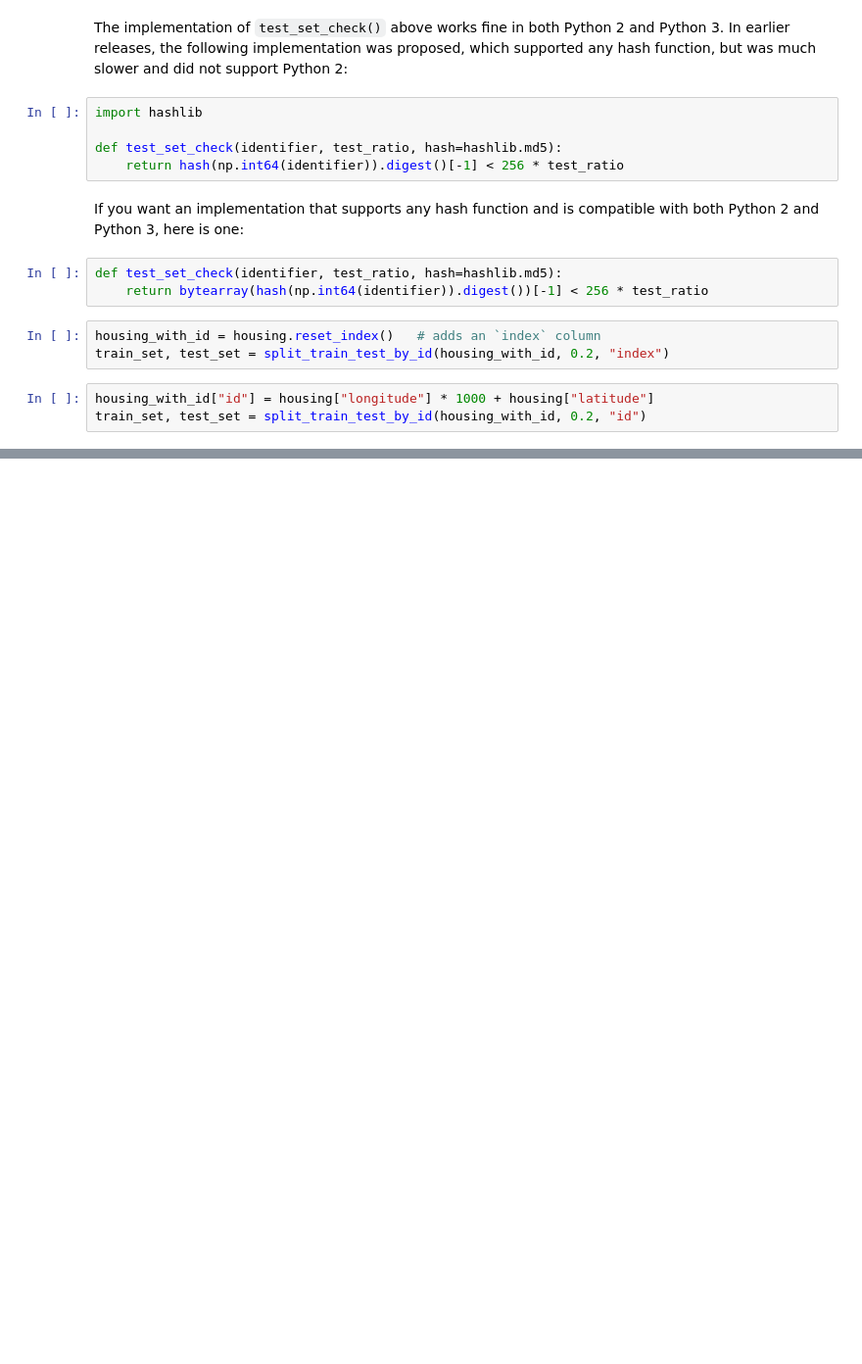
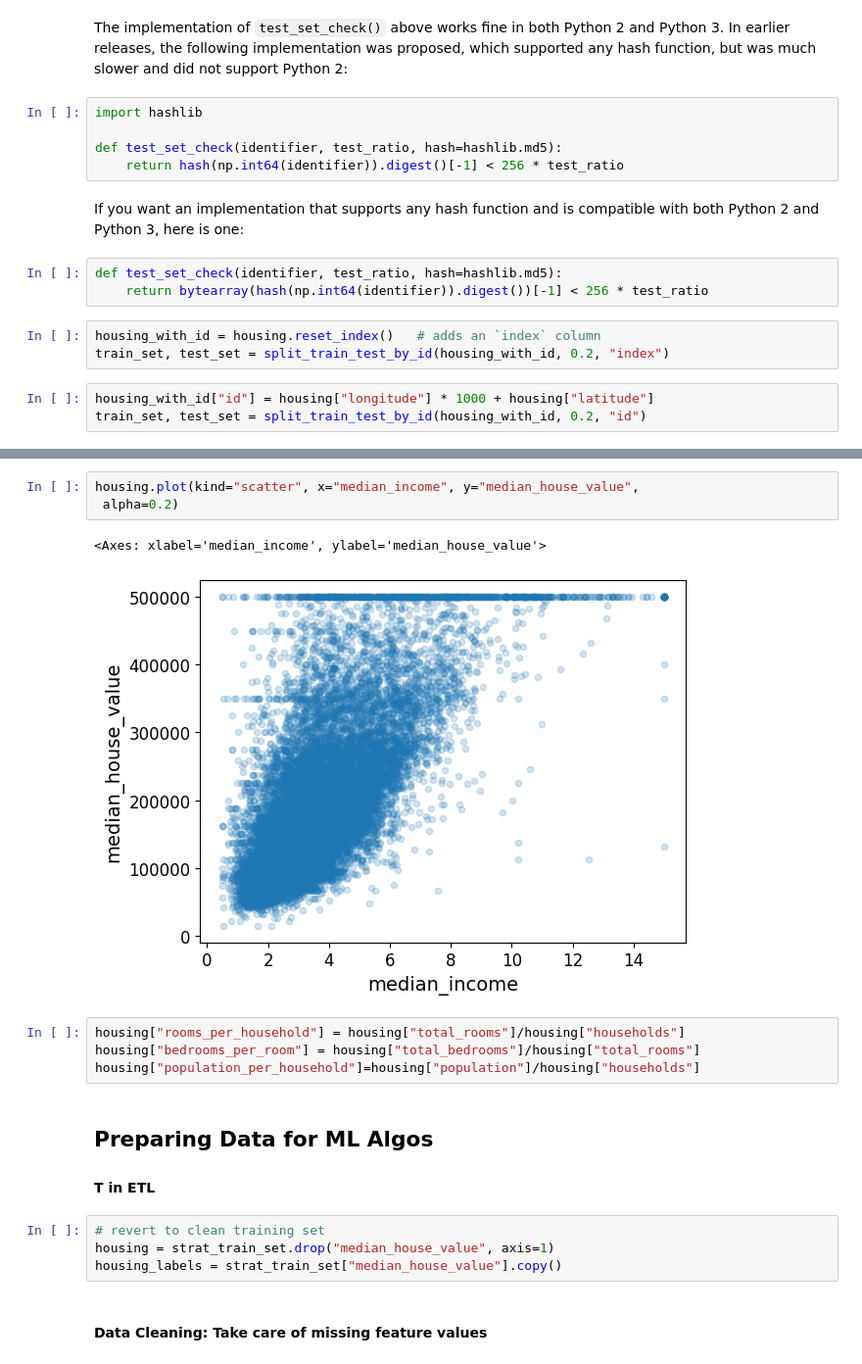
Before and after one commit to rahulvikram/ml-book, a Jupyter notebook: 02_end_to_end_machine_learning_project.ipynb, the cells around one changed output, grey strips where cells are left out. Shown at 98% size. Cells and saved outputs as stored; diff of their text form; blank space fills up the shorter version.

```diff
--- a/02_end_to_end_machine_learning_project.ipynb
+++ b/02_end_to_end_machine_learning_project.ipynb
@@ -207,0 +278,19 @@ from sklearn.model_selection import train_test
+# %%
+housing.plot(kind="scatter", x="median_income", y="median_house_value",
+ alpha=0.2)
+# %% [output]
+<Axes: xlabel='median_income', ylabel='median_house_value'>
+[figure, added]
+# %%
+housing["rooms_per_household"] = housing["total_rooms"]/housing["households"]
+housing["bedrooms_per_room"] = housing["total_bedrooms"]/housing["total_rooms"]
+housing["population_per_household"]=housing["population"]/housing["households"]
+# %% [markdown]
+## Preparing Data for ML Algos
+#### T in ETL
+# %%
+# revert to clean training set
+housing = strat_train_set.drop("median_house_value", axis=1)
+housing_labels = strat_train_set["median_house_value"].copy()
+# %% [markdown]
+#### Data Cleaning: Take care of missing feature values
```
Also changed, not shown: parts of 12 cells of this notebook, 6 other files.
